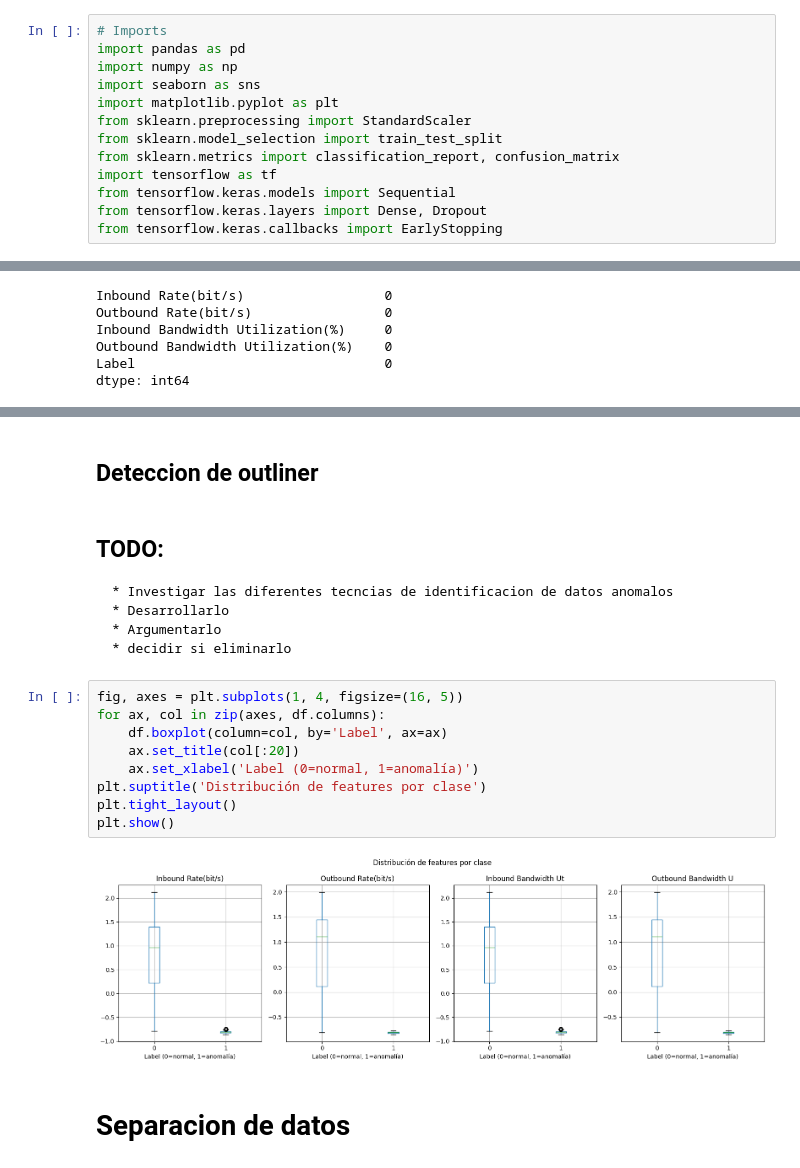
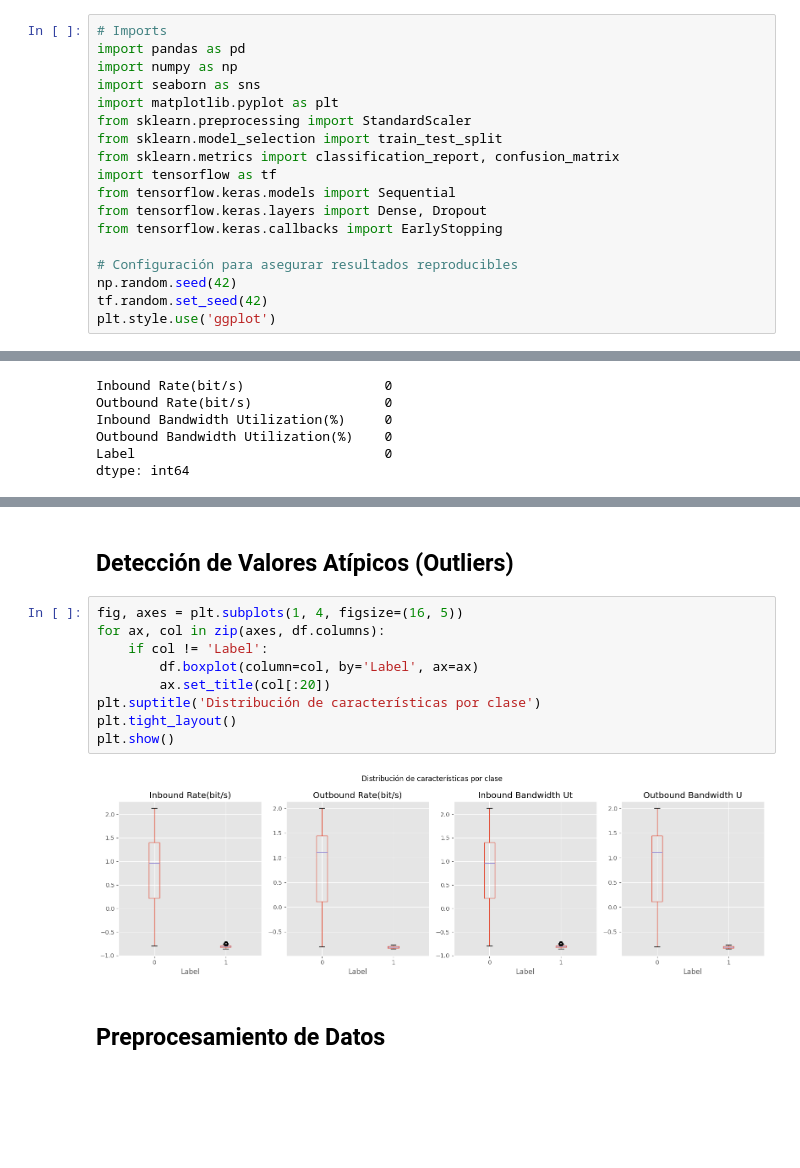
Before and after one commit to Pedro-Samuel-Rodriguez-Caudillo/Network-anomaly, a Jupyter notebook: Anomalia de red.ipynb, the cells around one changed output, grey strips where cells are left out. Cells and saved outputs as stored; diff of their text form; blank space fills up the shorter version.

```diff
--- a/Anomalia de red.ipynb
+++ b/Anomalia de red.ipynb
@@ -15,3 +22,8 @@ import tensorflow as tf
 from tensorflow.keras.models import Sequential
 from tensorflow.keras.layers import Dense, Dropout
 from tensorflow.keras.callbacks import EarlyStopping
+
+# Configuración para asegurar resultados reproducibles
+np.random.seed(42)
+tf.random.set_seed(42)
+plt.style.use('ggplot')
@@ -82,21 +75,15 @@ plt.show()
 # %% [markdown]
-## Deteccion de outliner
+## Detección de Valores Atípicos (Outliers)
-# %% [markdown]
-## TODO:
-    * Investigar las diferentes tecncias de identificacion de datos anomalos
-    * Desarrollarlo
-    * Argumentarlo
-    * decidir si eliminarlo
 # %%
 fig, axes = plt.subplots(1, 4, figsize=(16, 5))
 for ax, col in zip(axes, df.columns):
-    df.boxplot(column=col, by='Label', ax=ax)
-    ax.set_title(col[:20])
-    ax.set_xlabel('Label (0=normal, 1=anomalía)')
-plt.suptitle('Distribución de features por clase')
+    if col != 'Label':
+        df.boxplot(column=col, by='Label', ax=ax)
+        ax.set_title(col[:20])
+plt.suptitle('Distribución de características por clase')
 plt.tight_layout()
 plt.show()
 # %% [output]
-[figure, old version]
+[figure, new version]
 # %% [markdown]
-# Separacion de datos
+## Preprocesamiento de Datos
```
Also changed, not shown: parts of 25 cells of this notebook.
